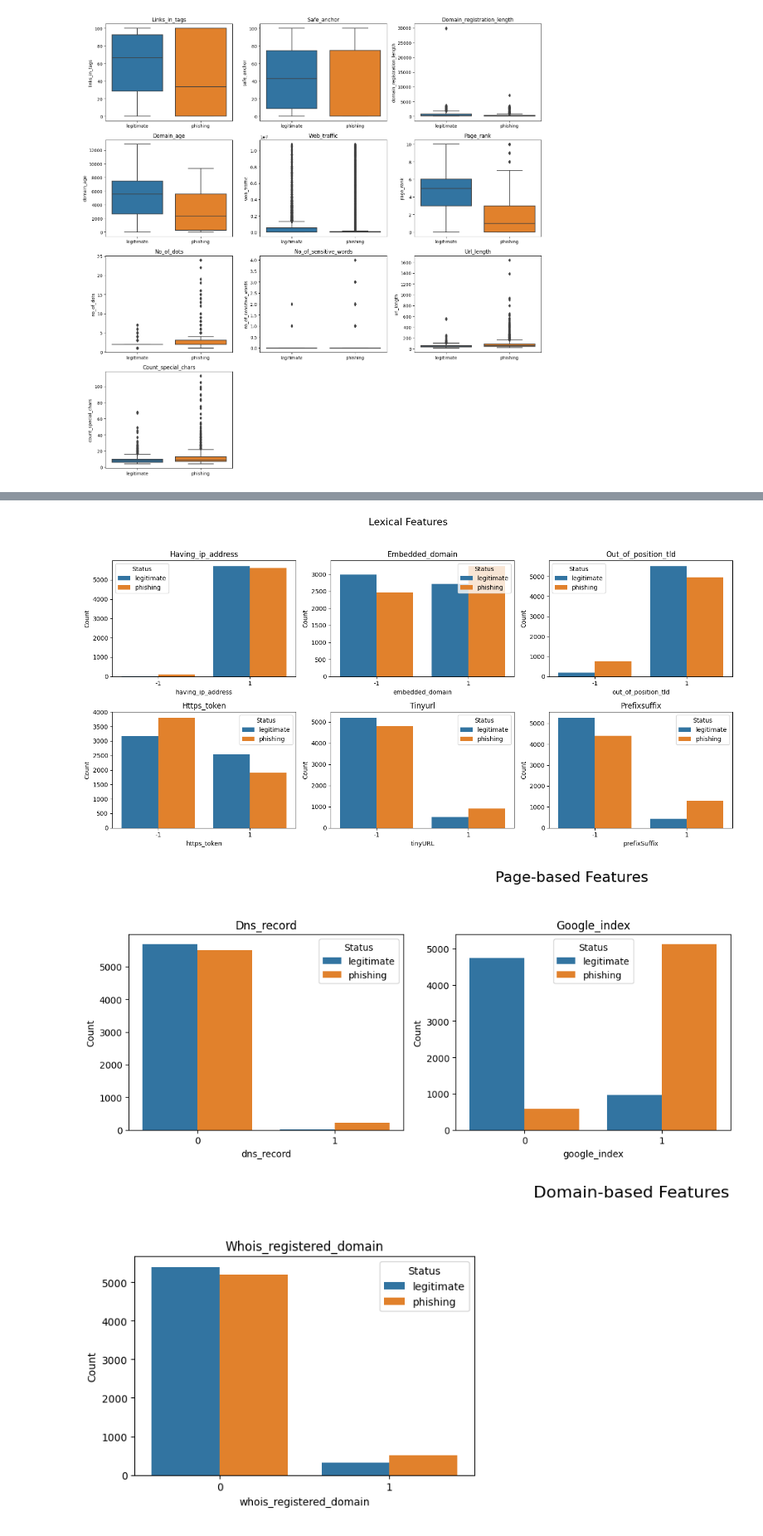
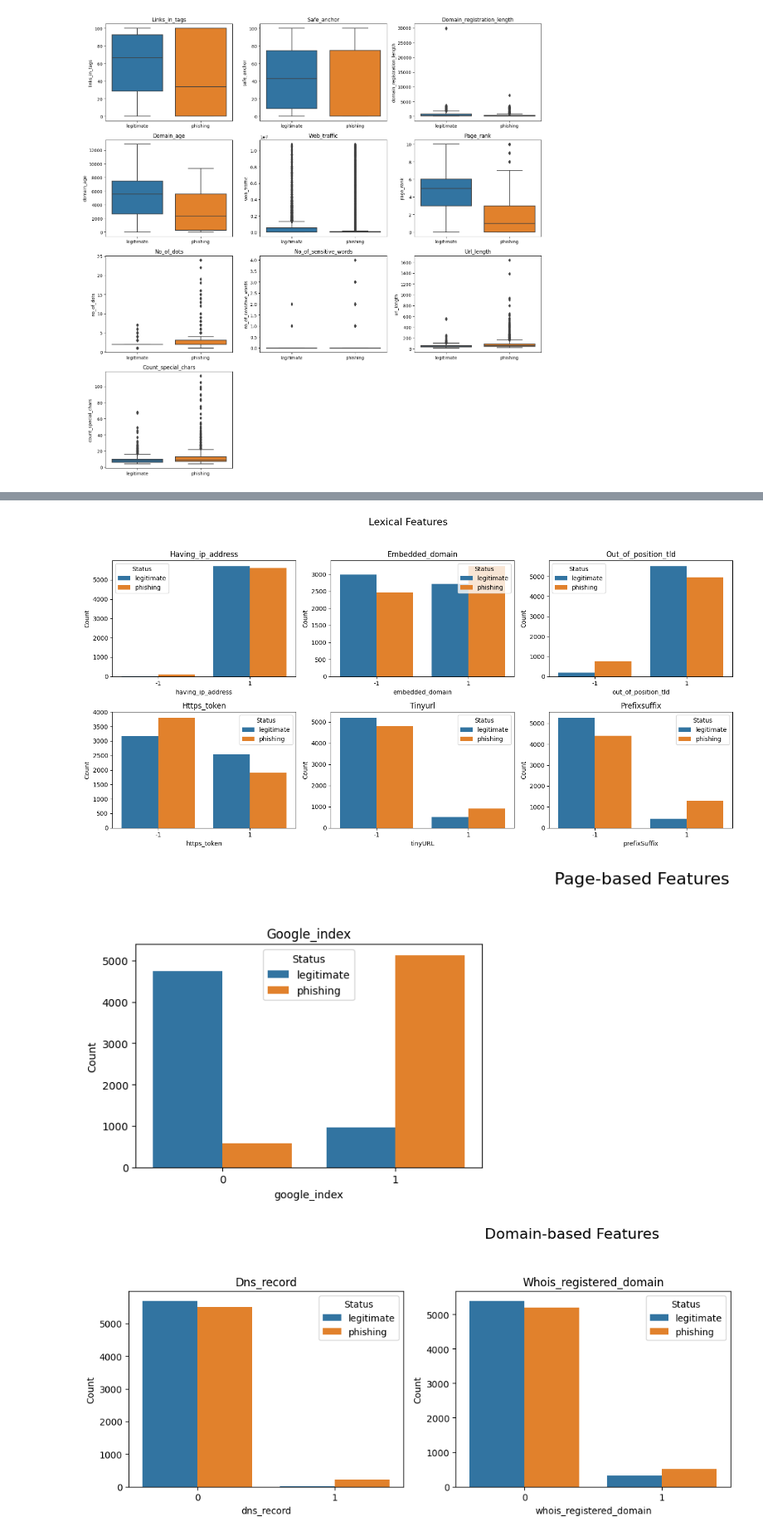
Before and after one commit to mit-riya/Phishing-URL-Detection, a Jupyter notebook: data_preprocessing.ipynb, the cells around one changed output, grey strips where cells are left out. Shown at 83% size. Saved outputs shown, nothing was run; the diff lists cells and outputs as text; code cells hidden in the pictures.

```diff
--- a/data_preprocessing.ipynb
+++ b/data_preprocessing.ipynb
@@ -552,9 +552,3 @@ list(data.columns)
  'status']
 # %%
 data = data.drop(columns=['url'])
-# %%
-# Defining a dictionary to map values of 'status' to numerical values
-status_mapping = {'legitimate': -1, 'phishing': 1}
-
-# Mapping the values using the dictionary and creating a new column 'label'
-data['label'] = data['status'].map(status_mapping)
@@ -618,8 +616,10 @@ non_categorical_columns = []
 for col in data.columns:
     # Checking if the column has only two unique values, implying it's categorical
     if data[col].nunique() == 2:
+        # Getting the unique values of the current column
+        unique_values = data[col].unique()
         # Printing the column name and its unique values
-        print(f'{col} contains:\t{unique_value_list}')
+        print(f'{col} contains:\t{unique_values}')
         is_categorical.append(True) # Appending True to indicate the column is categorical
         categorical_columns.append(col)
     else:
@@ -700,13 +699,13 @@ fig, axes = plt.subplots(num_rows, 4, figsize=(20, 3*num_rows))
 
 # Iterate over categorical columns and create count plots
 for i, ax in enumerate(axes.flat):
-    # Skip 'label' and 'status' columns
-    if categorical_columns[i] == "label" or categorical_columns[i] == "status":
-        continue
-
     # Remove extra subplots
     if i >= num_plots:
         ax.remove()
+        continue
+
+    # Skip the status' column
+    if categorical_columns[i] == "status":
         continue
 
     # Plot countplot for the current column
@@ -720,7 +719,6 @@ for i, ax in enumerate(axes.flat):
         ax.set_ylabel("")
 
 plt.delaxes(axes[3][2])
-plt.delaxes(axes[3][3])
 
 plt.tight_layout()
 plt.show()
@@ -774,36 +792,36 @@ plt.show()
 
 # Define subgroups of categorical features
 lexical_features = ['having_ip_address', 'embedded_domain', 'out_of_position_tld', 'https_token', 'tinyURL', 'prefixSuffix']
-page_based_features = ['dns_record', 'google_index']
-domain_based_features = ['whois_registered_domain']
+page_based_features = ['google_index']
+domain_based_features = ['dns_record', 'whois_registered_domain']
 html_javascript_based_features = ['iframe', 'popup_window', 'onmouseover', 'right_clic', 'login_form',]
 
 # Dictionary to store feature groups
 feature_groups = {
     'Lexical': lexical_features,
     'Page-based': page_based_features,
     'Domain-based': domain_based_features,
     'HTML/JavaScript-based': html_javascript_based_features
 }
 
 # Plotting bar plots for each feature group
 for group_name, group_features in feature_groups.items():
     plt.figure(figsize=(15, 8))
     for i, feature in enumerate(group_features, 1):
         plt.subplot(2, 3, i)
 
         sns.countplot(x=feature, hue='status', data=data)
 
         plt.title(f'{feature.capitalize()}')
         plt.xlabel(feature)
         plt.ylabel('Count')
         plt.legend(title='Status')
 
     plt.suptitle(f'{group_name} Features', fontsize=16)
     plt.tight_layout(rect=[0, 0.03, 1, 0.95])
     plt.show()
 # %% [output]
 [figure]
-[figure, old version]
+[figure, new version]
-[figure, old version]
+[figure, new version]
 [figure]
```
Also changed, not shown: parts of 24 cells of this notebook.
